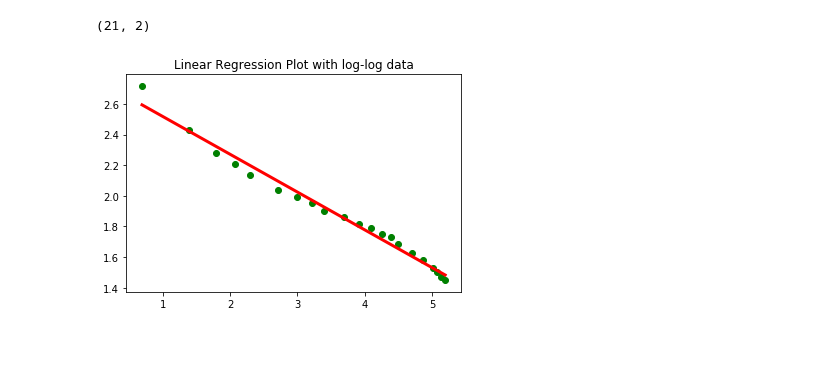
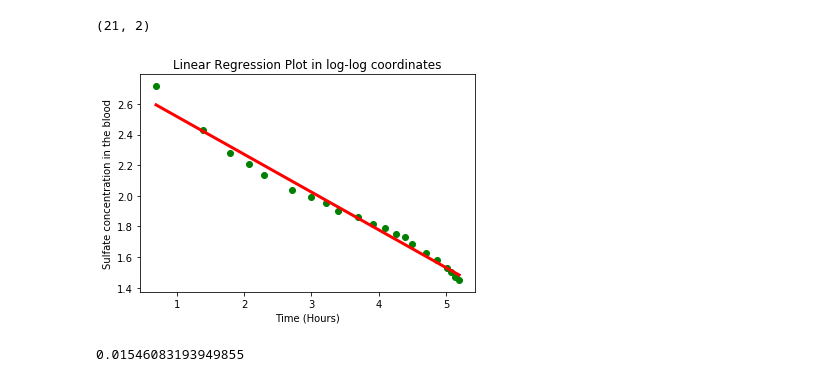
Before and after one commit to lpoon2/CS498-AML, a Jupyter notebook: hw5/hw5.1.ipynb, the cells around one changed output. Saved outputs shown, nothing was run; the diff lists cells and outputs as text; code cells hidden in the pictures; blank space fills up the shorter version.

```diff
--- a/hw5/hw5.1.ipynb
+++ b/hw5/hw5.1.ipynb
@@ -36,14 +36,23 @@ df.shape
 # %%
 from sklearn import linear_model
 reg = linear_model.LinearRegression()
 x = np.array(df['Hours'])
 y = np.array(df['Sulfate'])
 
 reg.fit(np.log(np.transpose(np.matrix(x))), np.log(np.transpose(np.matrix(y))))
 plt.scatter(np.log(x) , np.log(y) ,color ='green')
 plt.plot(np.log(np.transpose(np.matrix(x))) ,reg.predict(np.log(np.transpose(np.matrix(x)))) ,color='red',linewidth =3)
-plt.title('Linear Regression Plot with log-log data')
+plt.title('Linear Regression Plot in log-log coordinates')
+plt.xlabel('Time (Hours)')
+plt.ylabel('Sulfate concentration in the blood')
+plt.show()
 
-plt.show()
+#R-Square measurement
+#=var{predicted} / var{actual}
+r_square = np.var(reg.predict(np.log(np.transpose(np.matrix(x))))) / np.var(y)
 # %% [output]
-[figure, old version]
+[figure, new version]
+# %%
+r_square
+# %% [output]
+0.01546083193949855
```
Also changed, not shown: parts of 6 cells of this notebook.
